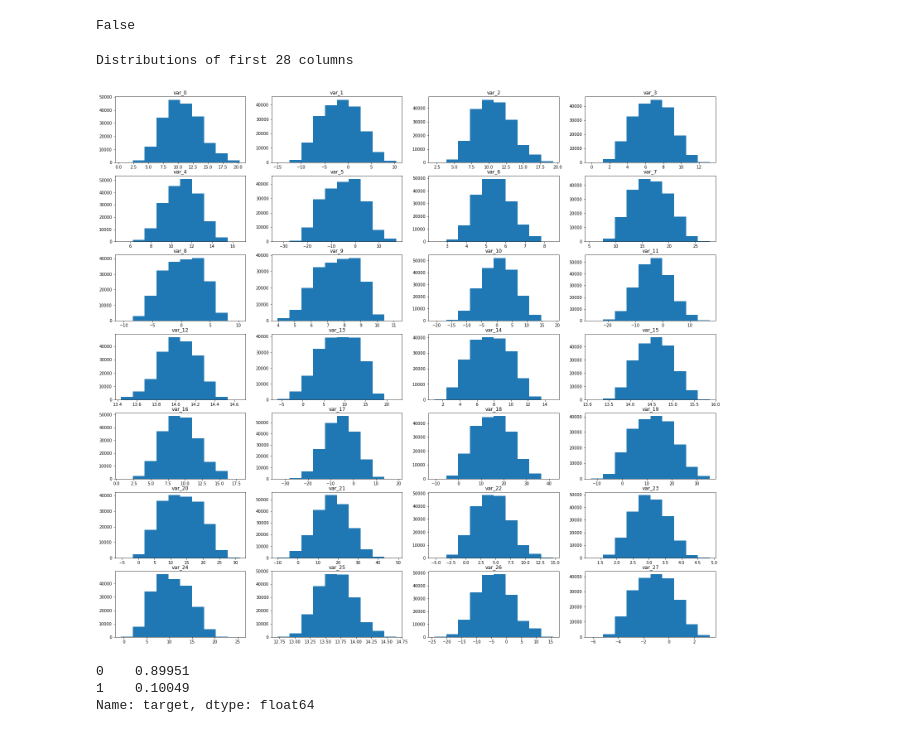
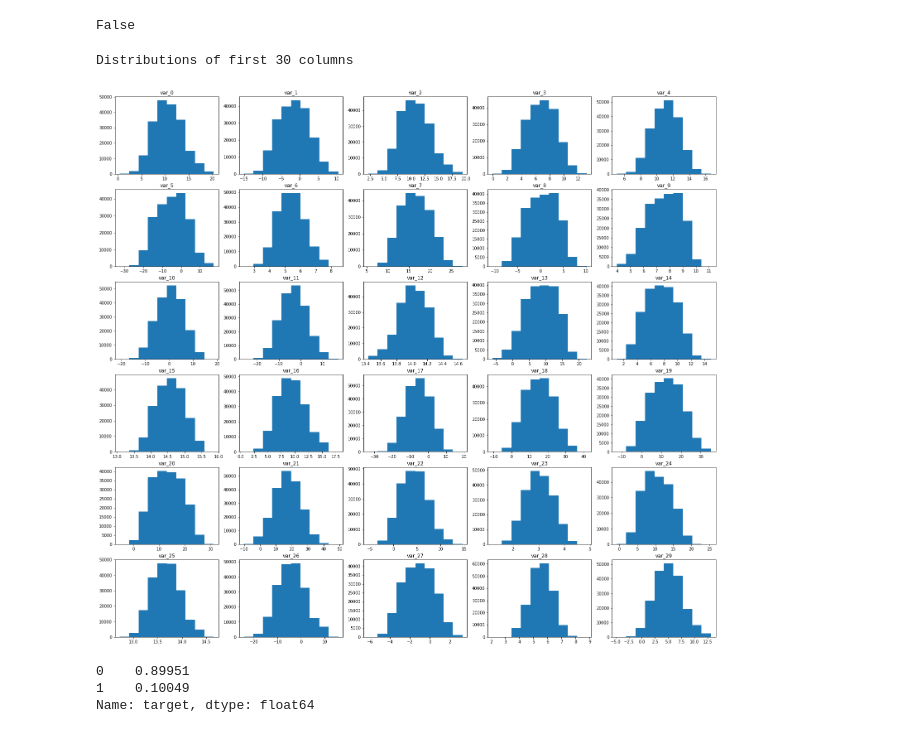
Before and after one commit to SONG-WONHO/Kaggle-Santander, a Jupyter notebook: 01 EDA.ipynb, the cells around one changed output. Saved outputs shown, nothing was run; the diff lists cells and outputs as text; code cells hidden in the pictures.

```diff
--- a/01 EDA.ipynb
+++ b/01 EDA.ipynb
@@ -72,15 +76,15 @@ train.isnull().any().any()
 # %% [output]
 False
 # %%
-print('Distributions of first 28 columns')
+print('Distributions of first 30 columns')
 plt.figure(figsize=(26, 24))
-for i, col in enumerate(list(train.columns)[2:30]):
-    plt.subplot(7, 4, i + 1)
+for i, col in enumerate(list(train.columns)[2:32]):
+    plt.subplot(6, 5, i + 1)
     plt.hist(train[col])
     plt.title(col)
 # %% [output]
-Distributions of first 28 columns
+Distributions of first 30 columns
-[figure, old version]
+[figure, new version]
 # %%
 train['target'].value_counts(normalize=True)
 # %% [output]
```
Also changed, not shown: parts of 10 cells of this notebook.
